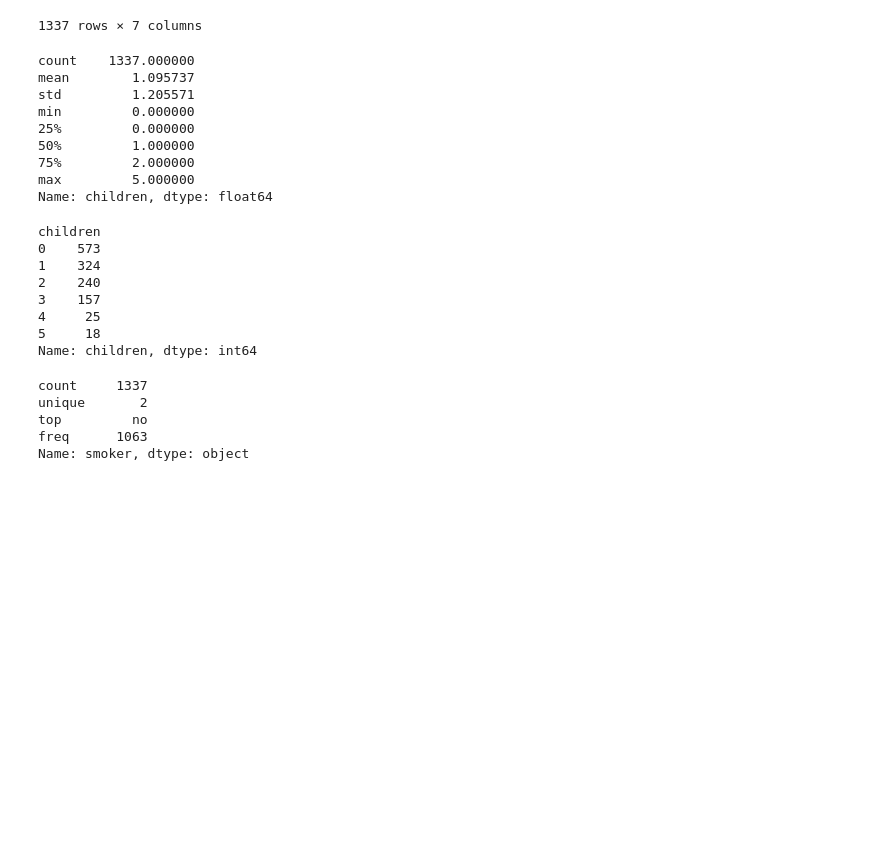
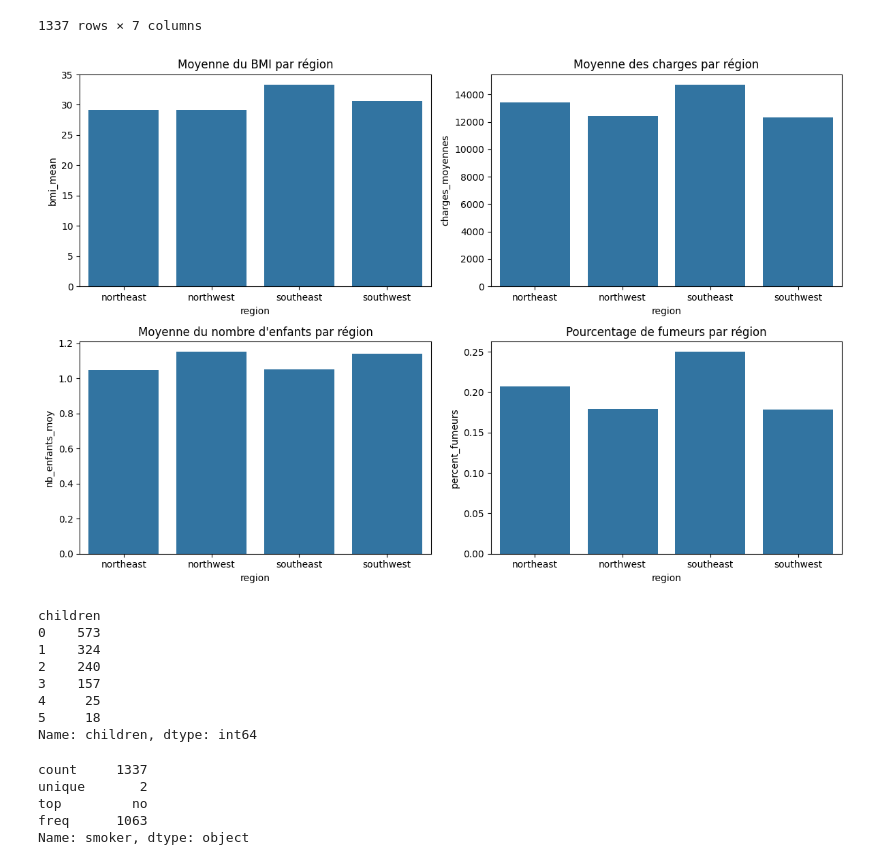
Before and after one commit to ChristianPRO1982/insurance_premium_SC, a Jupyter notebook: chris.ipynb, the cells around one changed output. Saved outputs shown, nothing was run; the diff lists cells and outputs as text; code cells hidden in the pictures; blank space fills up the shorter version.

```diff
--- a/chris.ipynb
+++ b/chris.ipynb
@@ -23,25 +32,46 @@ display(df)
+# %%
+
+# Supposons que 'result' contient les résultats agrégés que vous avez obtenus avec le code précédent
+
+plt.figure(figsize=(12, 8))
+
+# Barres pour la moyenne du BMI par région
+plt.subplot(2, 2, 1)
+sns.barplot(x='region', y='bmi_mean', data=result)
+plt.title('Moyenne du BMI par région')
+
+# Barres pour la moyenne des charges par région
+plt.subplot(2, 2, 2)
+sns.barplot(x='region', y='charges_moyennes', data=result)
+plt.title('Moyenne des charges par région')
+
+# Barres pour la moyenne du nombre d'enfants par région
+plt.subplot(2, 2, 3)
+sns.barplot(x='region', y='nb_enfants_moy', data=result)
+plt.title('Moyenne du nombre d\'enfants par région')
+
+# Barres pour le pourcentage de fumeurs par région
+plt.subplot(2, 2, 4)
+sns.barplot(x='region', y='percent_fumeurs', data=result)
+plt.title('Pourcentage de fumeurs par région')
+
+plt.tight_layout()
+plt.show()
+# %% [output]
+[figure, added]
 # %%
-display(df["children"].describe())
+df["children"].describe()
 
-display(df.groupby('children').children.count())
+df.groupby('children').children.count()
 # %% [output]
-count    1337.000000
-mean        1.095737
-std         1.205571
-min         0.000000
-25%         0.000000
-50%         1.000000
-75%         2.000000
-max         5.000000
-Name: children, dtype: float64
+children
+0    573
+1    324
+2    240
+3    157
+4     25
+5     18
+Name: children, dtype: int64
-children
-0    573
-1    324
-2    240
-3    157
-4     25
-5     18
-Name: children, dtype: int64
 # %%
 display(df["smoker"].describe())
 
```
Also changed, not shown: parts of 6 cells of this notebook.
